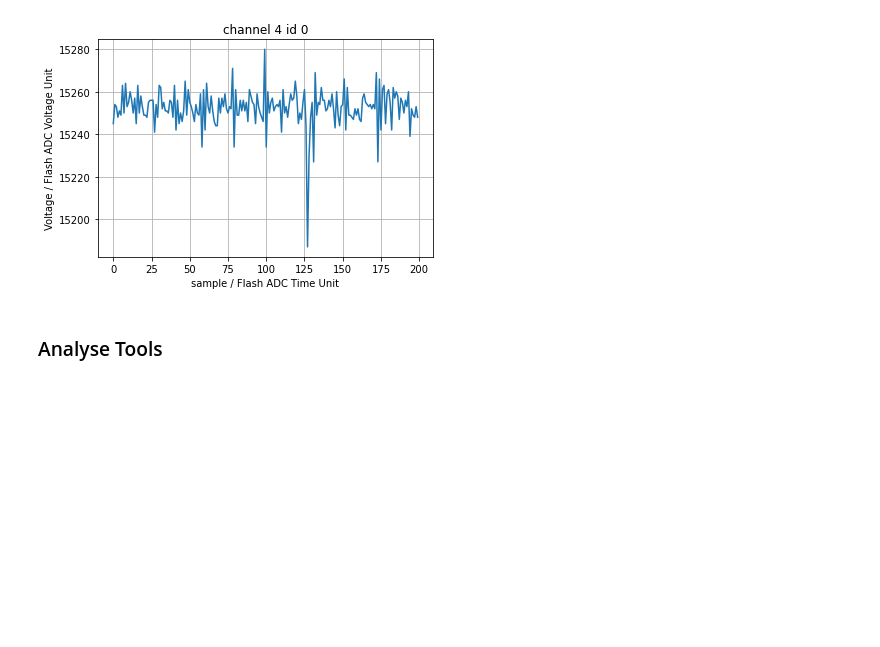
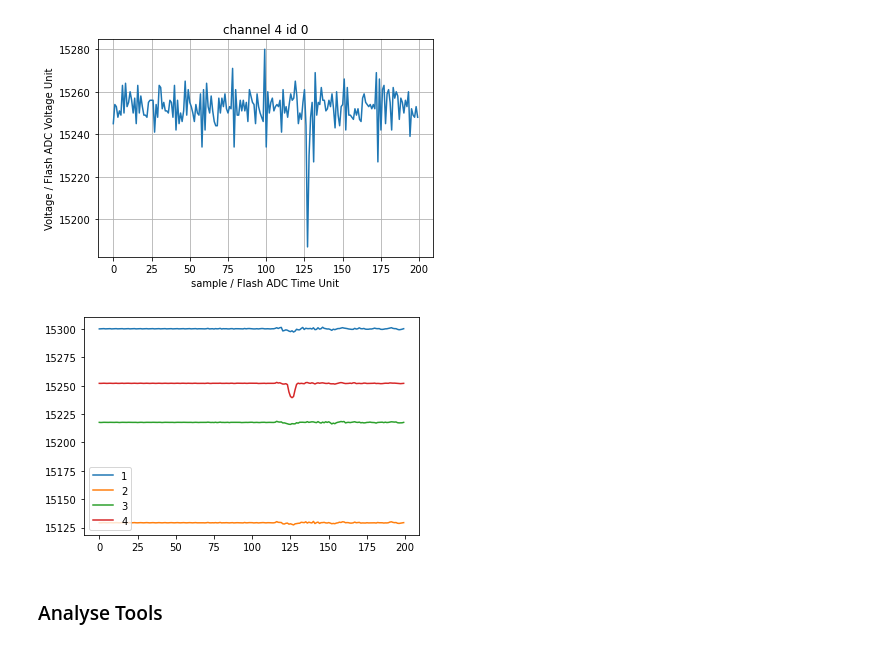
Before and after one commit to yfzhao20/PMT-Test, a Jupyter notebook: yfzhao/dist-analysis-v2.ipynb, the cells around one changed output. Drawn from its saved outputs; the diff is of its cells as text; code cells hidden in the pictures; blank space fills up the shorter version.

Commit message:
Get average signal (TEST)

```diff
--- a/yfzhao/dist-analysis-v2.ipynb
+++ b/yfzhao/dist-analysis-v2.ipynb
@@ -56,7 +56,7 @@ def get_nzero_bit(data: int) :
     return (ch for ch in range(data.bit_length()) if data & (1 << ch))
 
 
-def decode_file(file: str, ev = range(0, 1<<64), ch = range(0,64)):
+def decode_file(file: str, ev = range(0, 1<<60), ch = range(0,64)):
     """decode file and yield channel data in each loop.
 
     file:
@@ -116,6 +116,28 @@ plot_signal(f"../../data/0710/265_850_0710V_raw_b0_seg0.bin", ev=(0,), ch=(1,2,3
 [figure]
 [figure]
 [figure]
+# %%
+def get_avg_sig(file: str):
+    """Get average signal from file
+
+    return: dict
+    """
+    sig_total = Counter()
+    sig_count = Counter()
+    for ch, ev, sig in decode_file(file):
+        sig_total[ch] += sig
+        sig_count[ch] = ev + 1
+    return {ch: sig_total[ch] / sig_count[ch] for ch in sig_total.keys()}
+
+avg_sig = get_avg_sig("../../data/0710/258_850_0710V_raw_b0_seg0.bin")
+legend = []
+for ch, sig in avg_sig.items():
+    plt.plot(sig)
+    legend.append(ch)
+plt.legend(legend)
+plt.show()
+# %% [output]
+[figure, added]
 # %%
 # tools for analysis
 def get_bits(data: bytes, bit: int = 0):
```
